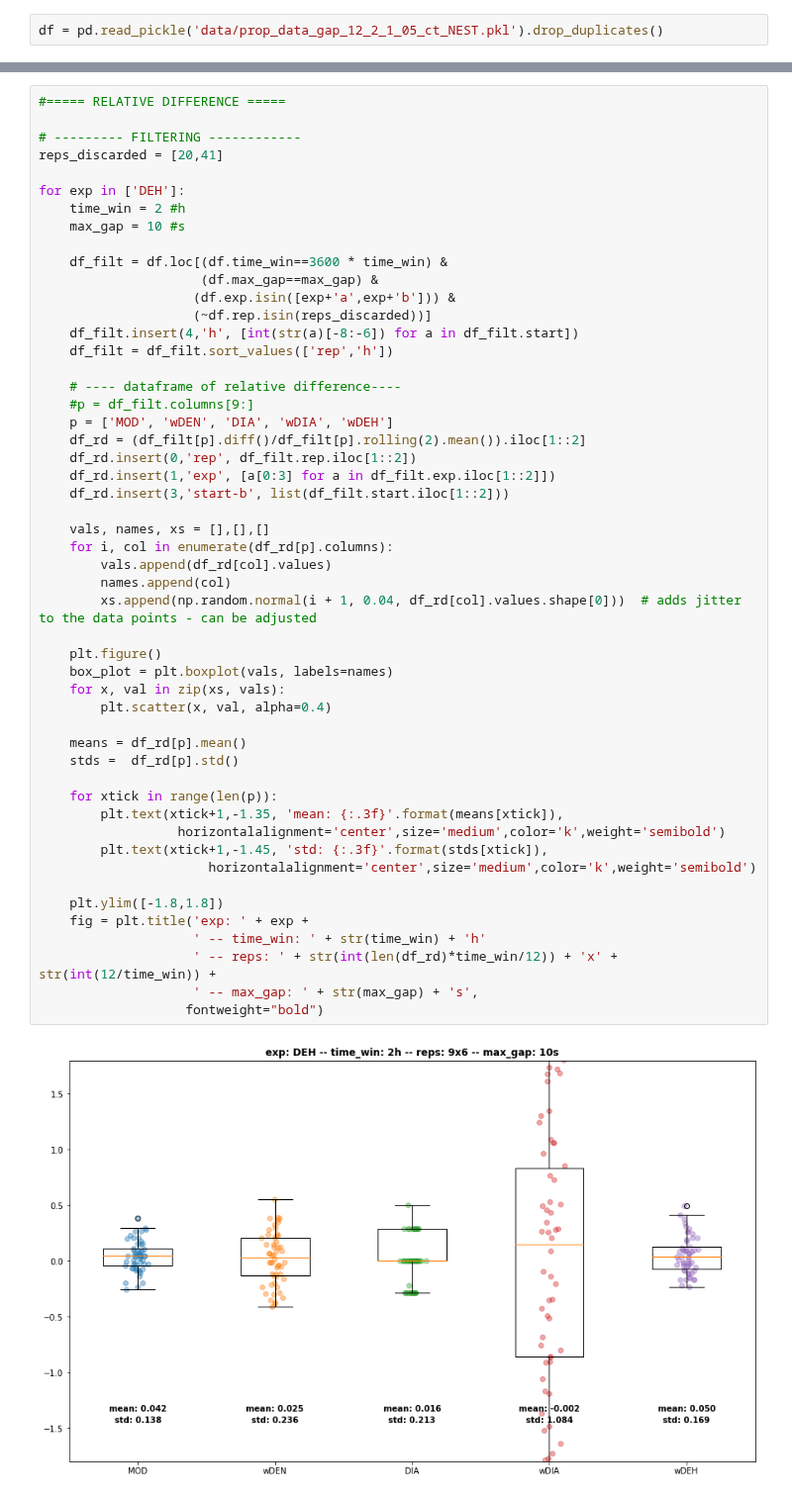
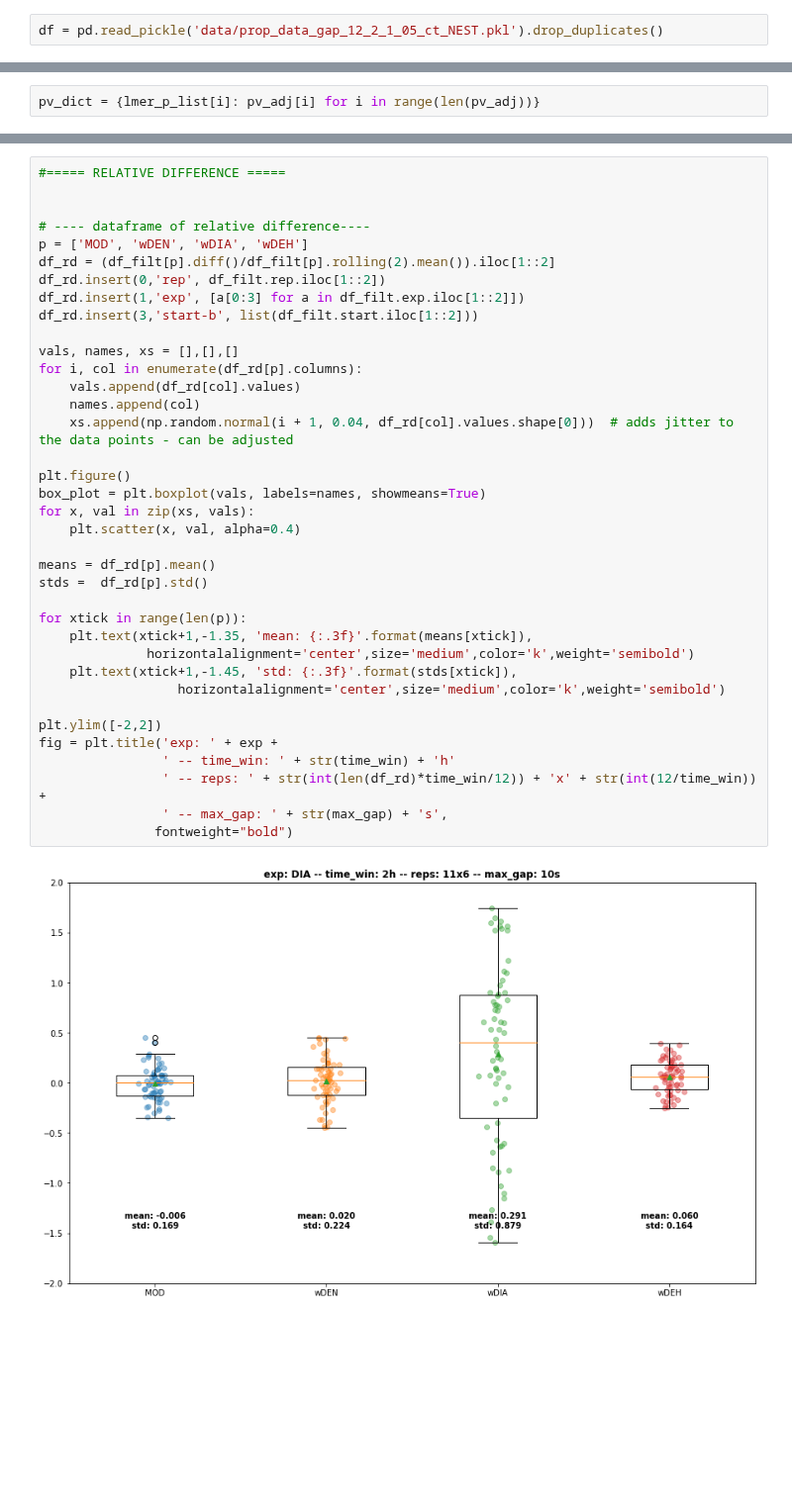
Before and after one commit to EnricoGavagnin/nest_topology_analysis, a Jupyter notebook: NTM_df_prop_processing.ipynb, the cells around one changed output, grey strips where cells are left out. Shown at 99% size. Saved outputs shown, nothing was run; the diff lists cells and outputs as text; blank space fills up the shorter version.

```diff
--- a/NTM_df_prop_processing.ipynb
+++ b/NTM_df_prop_processing.ipynb
@@ -14,0 +69,2 @@ df = pd.read_pickle('data/prop_data_gap_12_2_1_05_ct_NEST.pkl').drop_duplicates(
+# %%
+pv_dict = {lmer_p_list[i]: pv_adj[i] for i in range(len(pv_adj))}
@@ -15,53 +119,39 @@ df = pd.read_pickle('data/prop_data_gap_12_2_1_05_ct_NEST.pkl').drop_duplicates(
 # %%
 #===== RELATIVE DIFFERENCE =====
 
-# --------- FILTERING ------------
-reps_discarded = [20,41]
 
-for exp in ['DEH']:
-    time_win = 2 #h
-    max_gap = 10 #s
+# ---- dataframe of relative difference----
+p = ['MOD', 'wDEN', 'wDIA', 'wDEH']
+df_rd = (df_filt[p].diff()/df_filt[p].rolling(2).mean()).iloc[1::2]
+df_rd.insert(0,'rep', df_filt.rep.iloc[1::2])
+df_rd.insert(1,'exp', [a[0:3] for a in df_filt.exp.iloc[1::2]])
+df_rd.insert(3,'start-b', list(df_filt.start.iloc[1::2]))
 
-    df_filt = df.loc[(df.time_win==3600 * time_win) &
-                     (df.max_gap==max_gap) &
-                    (df.exp.isin([exp+'a',exp+'b'])) &
-                    (~df.rep.isin(reps_discarded))]
-    df_filt.insert(4,'h', [int(str(a)[-8:-6]) for a in df_filt.start])
-    df_filt = df_filt.sort_values(['rep','h'])
+vals, names, xs = [],[],[]
+for i, col in enumerate(df_rd[p].columns):
+    vals.append(df_rd[col].values)
+    names.append(col)
+    xs.append(np.random.normal(i + 1, 0.04, df_rd[col].values.shape[0]))  # adds jitter to the data points - can be adjusted
 
-    # ---- dataframe of relative difference----
-    #p = df_filt.columns[9:]
-    p = ['MOD', 'wDEN', 'DIA', 'wDIA', 'wDEH']
-    df_rd = (df_filt[p].diff()/df_filt[p].rolling(2).mean()).iloc[1::2]
-    df_rd.insert(0,'rep', df_filt.rep.iloc[1::2])
-    df_rd.insert(1,'exp', [a[0:3] for a in df_filt.exp.iloc[1::2]])
-    df_rd.insert(3,'start-b', list(df_filt.start.iloc[1::2]))
+plt.figure()
+box_plot = plt.boxplot(vals, labels=names, showmeans=True)
+for x, val in zip(xs, vals):
+    plt.scatter(x, val, alpha=0.4)
 
-    vals, names, xs = [],[],[]
-    for i, col in enumerate(df_rd[p].columns):
-        vals.append(df_rd[col].values)
-        names.append(col)
-        xs.append(np.random.normal(i + 1, 0.04, df_rd[col].values.shape[0]))  # adds jitter to the data points - can be adjusted
+means = df_rd[p].mean()
+stds =  df_rd[p].std()
 
-    plt.figure()
-    box_plot = plt.boxplot(vals, labels=names)
-    for x, val in zip(xs, vals):
-        plt.scatter(x, val, alpha=0.4)
+for xtick in range(len(p)):
+    plt.text(xtick+1,-1.35, 'mean: {:.3f}'.format(means[xtick]),
+              horizontalalignment='center',size='medium',color='k',weight='semibold')
+    plt.text(xtick+1,-1.45, 'std: {:.3f}'.format(stds[xtick]),
+                  horizontalalignment='center',size='medium',color='k',weight='semibold')
 
-    means = df_rd[p].mean()
-    stds =  df_rd[p].std()
-
-    for xtick in range(len(p)):
-        plt.text(xtick+1,-1.35, 'mean: {:.3f}'.format(means[xtick]),
-                  horizontalalignment='center',size='medium',color='k',weight='semibold')
-        plt.text(xtick+1,-1.45, 'std: {:.3f}'.format(stds[xtick]),
-                      horizontalalignment='center',size='medium',color='k',weight='semibold')
-
-    plt.ylim([-1.8,1.8])
-    fig = plt.title('exp: ' + exp +
-                    ' -- time_win: ' + str(time_win) + 'h'
-                    ' -- reps: ' + str(int(len(df_rd)*time_win/12)) + 'x' + str(int(12/time_win)) +
-                    ' -- max_gap: ' + str(max_gap) + 's',
-                   fontweight="bold")
+plt.ylim([-2,2])
+fig = plt.title('exp: ' + exp +
+                ' -- time_win: ' + str(time_win) + 'h'
+                ' -- reps: ' + str(int(len(df_rd)*time_win/12)) + 'x' + str(int(12/time_win)) +
+                ' -- max_gap: ' + str(max_gap) + 's',
+               fontweight="bold")
 # %% [output]
-[figure, old version]
+[figure, new version]
```
Also changed, not shown: parts of 8 cells of this notebook, 2 other files.
